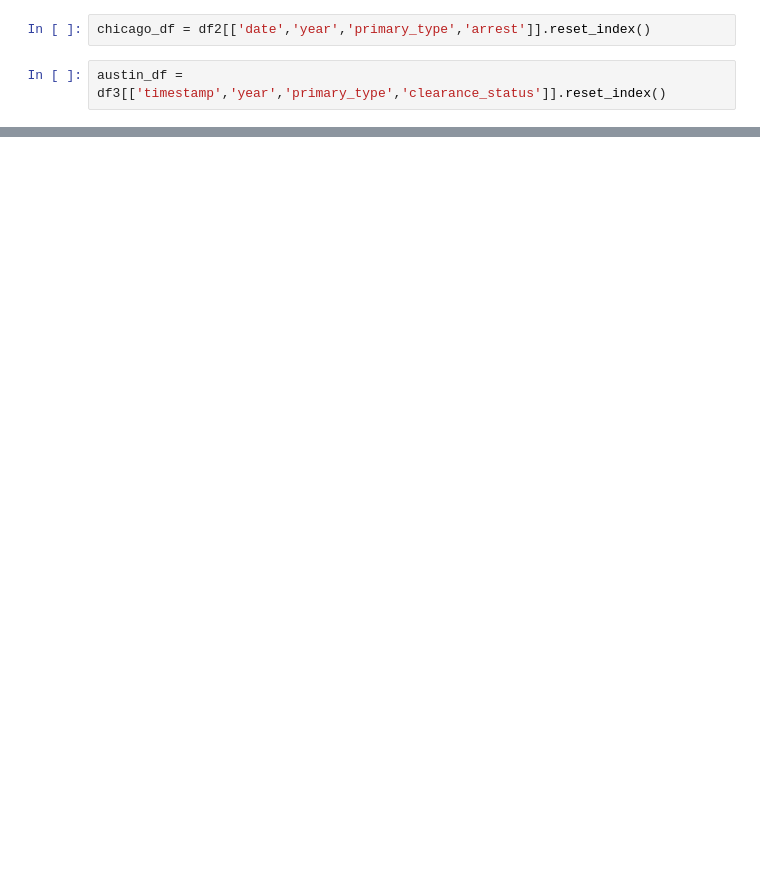
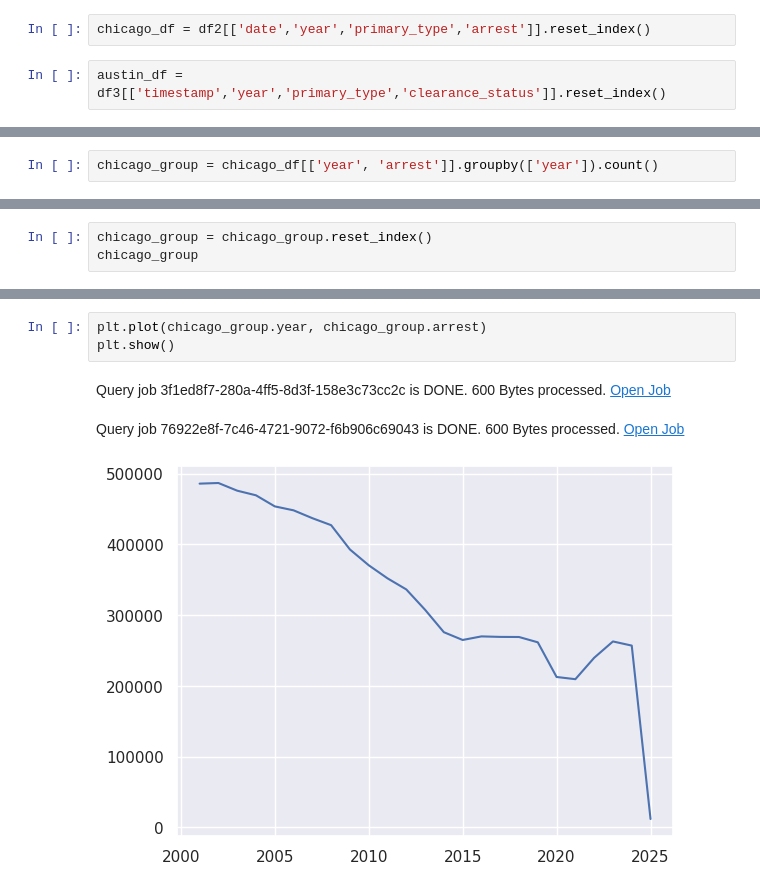
Before and after one commit to R0go/GCP_test_project, a Jupyter notebook: my_GCP_project.ipynb, the cells around one changed output, grey strips where cells are left out. Saved outputs shown, nothing was run; the diff lists cells and outputs as text; blank space fills up the shorter version.

```diff
--- a/my_GCP_project.ipynb
+++ b/my_GCP_project.ipynb
@@ -203,0 +205,2 @@ memory usage: 4783552 bytes
+# %%
+chicago_group = chicago_df[['year', 'arrest']].groupby(['year']).count()
@@ -203,0 +231,3 @@ memory usage: 4783552 bytes
+# %%
+chicago_group = chicago_group.reset_index()
+chicago_group
@@ -203,0 +257,7 @@ memory usage: 4783552 bytes
+# %%
+plt.plot(chicago_group.year, chicago_group.arrest)
+plt.show()
+# %% [output]
+Query job 3f1ed8f7-280a-4ff5-8d3f-158e3c73cc2c is DONE. 600 Bytes processed. Open Job
+Query job 76922e8f-7c46-4721-9072-f6b906c69043 is DONE. 600 Bytes processed. Open Job
+[figure, added]
```
Also changed, not shown: parts of 15 cells of this notebook.
